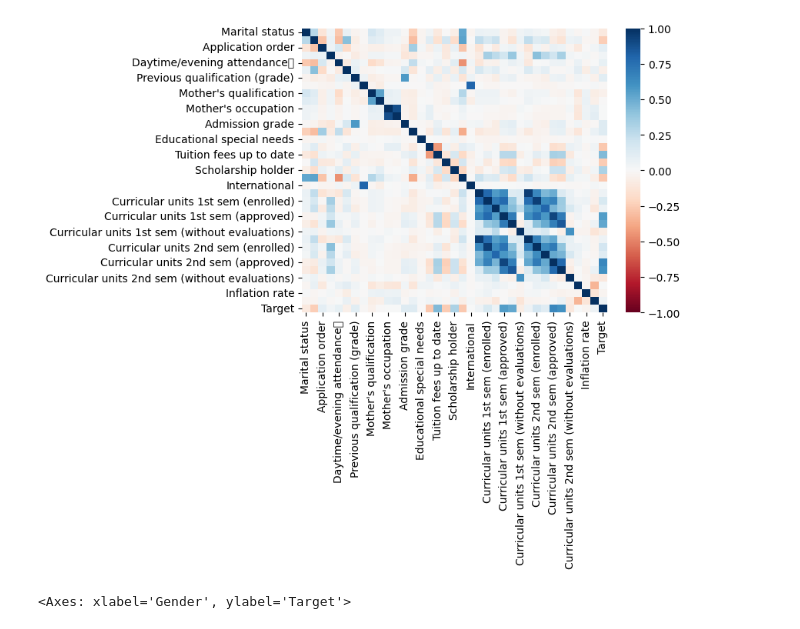
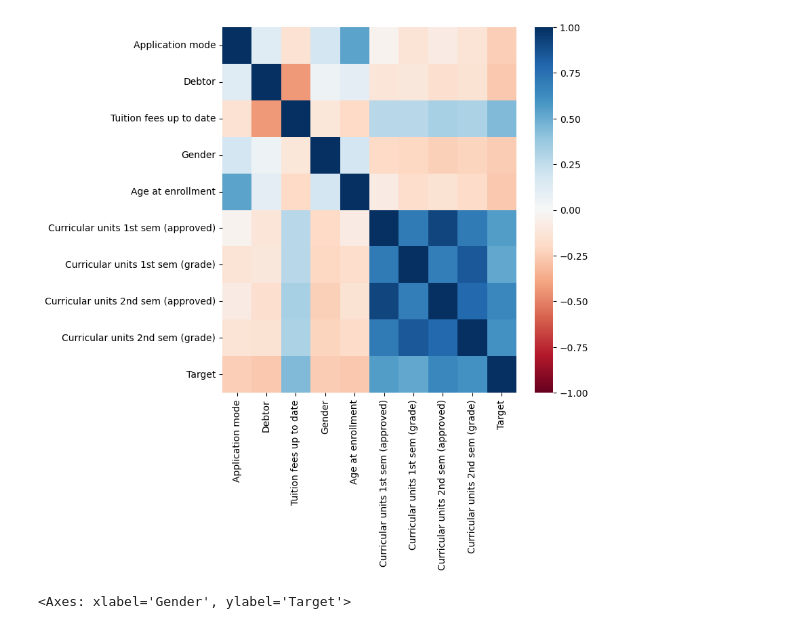
Before and after one commit to erin-le/ecs163-team-10, a Jupyter notebook: ml-models/logreg.ipynb, the cells around one changed output. Cells and saved outputs as stored; diff of their text form; code cells hidden in the pictures.

Commit message:
dropped even more columns

```diff
--- a/ml-models/logreg.ipynb
+++ b/ml-models/logreg.ipynb
@@ -35,16 +36,24 @@ heatmap = sns.heatmap(df.corr(), vmin=-1, vmax=1, center=0, annot=False, cmap= '
 # %%
 # Check if the columns exist in the dataframe before dropping them
 columns_to_drop = [
     'Unemployment rate', 'Inflation rate', 'GDP', 'International',
-    'Course', 'Nationality', 'Application order',
+    'Course', 'Nacionality', 'Application order',
     "Mother's occupation", "Father's occupation",
-    'Educational special needs'
+    'Educational special needs', "Previous qualification (grade)",
+    "Admission grade", "Previous qualification", "Daytime/evening attendance	",
+    "Mother's qualification", "Father's qualification",
+    "Curricular units 1st sem (credited)", "Curricular units 1st sem (enrolled)",
+    "Curricular units 1st sem (evaluations)", "Curricular units 1st sem (without evaluations)",
+    "Curricular units 2nd sem (credited)", "Curricular units 2nd sem (enrolled)",
+    "Curricular units 2nd sem (evaluations)", "Curricular units 2nd sem (without evaluations)",
+    "Displaced", "Marital status", "Scholarship holder"
 ]
-df.drop(columns=existing_columns, inplace=True)
-
+df.drop(columns=columns_to_drop, inplace=True)
+# display(df)
+plt.figure(figsize=(7,7))
 heatmap_after = sns.heatmap(df.corr(), vmin=-1, vmax=1, center=0, annot=False, cmap='RdBu')
 # %% [output]
-[figure, old version]
+[figure, new version]
 # %%
 # do some static vis analyzing the higher correlated factors
 # X_0 = female, X_1 = male | y_1 = dropout, y_2 = enrolled, y_3 = graduate
```
Also changed, not shown: parts of 3 cells of this notebook, 2 other files.
